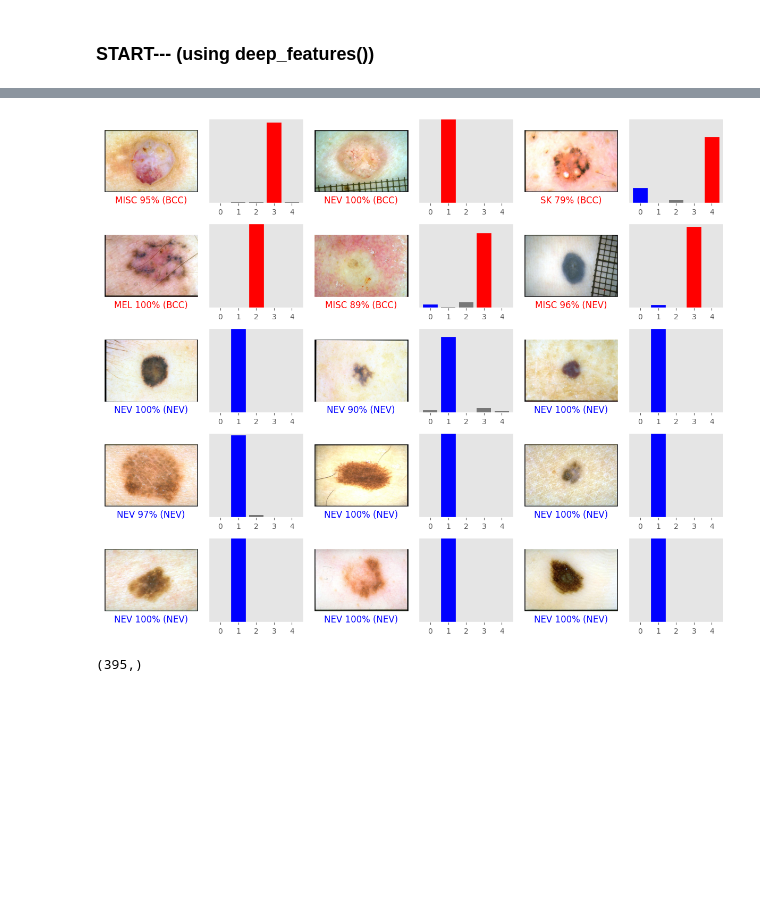
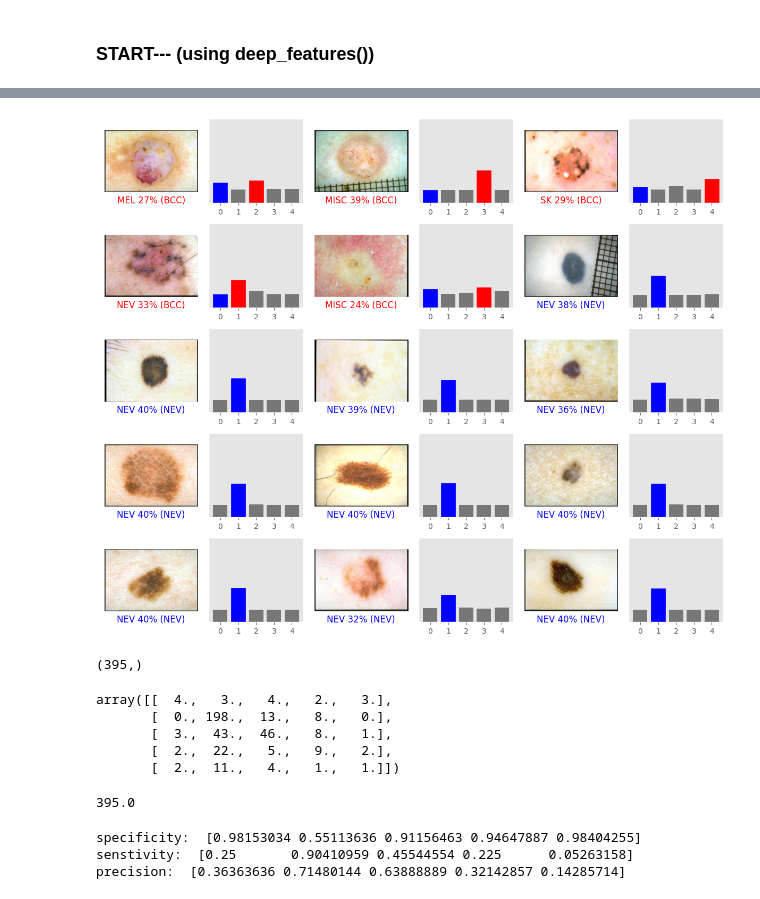
Before and after one commit to Keshav-Pahwa/Melanoma-Classification-using-MultiModal-Dataset, a Jupyter notebook: example.ipynb, the cells around one changed output, grey strips where cells are left out. Cells and saved outputs as stored; diff of their text form; code cells hidden in the pictures; blank space fills up the shorter version.

```diff
--- a/example.ipynb
+++ b/example.ipynb
@@ -460,4 +400,4 @@ mm.compile(optimizer='adam',
 # %%
-history = mm.fit(train_derm_f, train_labels['DIAG'], validation_data = (valid_derm_f, valid_labels['DIAG']), epochs=100)
+history = mm.fit(train_derm_f, train_labels, validation_data = (valid_derm_f, valid_labels), epochs=100, callbacks=[callback])
 # %% [output]
 Epoch 1/100
@@ -514,3 +463,3 @@ probability_model = tf.keras.Sequential([mm,
 # %%
-predictions = probability_model.predict(test_derm_f)
+predictions = mm.predict(test_derm_f)
 # %% [output]
@@ -518,3 +512,9 @@ predictions = probability_model.predict(test_derm_f)
+# %%
+def softmax_calc(preds):
+    return np.exp(preds)/np.exp(preds).sum(axis = 1, keepdims = True)
+# %%
+for i in range(8):
+    predictions[i] = softmax_calc(predictions[i])
 # %%
 predictions[0]
 # %% [output]
@@ -576,16 +587,16 @@ plt.show()
 # %%
 num_rows = 5
 num_cols = 3
 num_images = num_rows*num_cols
 plt.figure(figsize=(2*2*num_cols, 2*num_rows))
 for i in range(num_images):
   plt.subplot(num_rows, 2*num_cols, 2*i+1)
-  plot_image(i, predictions[i], test_labels['DIAG'].reset_index(drop = True), mpimg.imread(test_derm_paths[i]))
+  plot_image(i, predictions[0][i], test_labels['DIAG'].reset_index(drop = True), mpimg.imread(test_derm_paths[i]))
   plt.subplot(num_rows, 2*num_cols, 2*i+2)
-  plot_value_array(i, predictions[i], test_labels['DIAG'].reset_index(drop = True))
+  plot_value_array(i, predictions[0][i], test_labels['DIAG'].reset_index(drop = True))
 plt.tight_layout()
 plt.show()
 # %% [output]
-[figure, old version]
+[figure, new version]
 # %%
 test_temp = []
@@ -595,3 +606,20 @@ test_temp = np.array(test_temp)
 test_temp.shape
 # %% [output]
 (395,)
+# %%
+conf_mat = np.zeros(shape=(5, 5))
+for i in range(395):
+    conf_mat[test_labels['DIAG'].iloc[i]][np.argmax(predictions[0][i])] += 1
+
+conf_mat
+# %% [output]
+array([[  4.,   3.,   4.,   2.,   3.],
+       [  0., 198.,  13.,   8.,   0.],
+       [  3.,  43.,  46.,   8.,   1.],
+       [  2.,  22.,   5.,   9.,   2.],
+       [  2.,  11.,   4.,   1.,   1.]])
+# %%
+tot_sum = conf_mat.sum()
+tot_sum
+# %% [output]
+395.0
@@ -598,3 +648,9 @@ test_temp.shape
+# %%
+spec(conf_mat, 5)
+# %% [output]
+specificity:  [0.98153034 0.55113636 0.91156463 0.94647887 0.98404255]
+senstivity:  [0.25       0.90410959 0.45544554 0.225      0.05263158]
+precision:  [0.36363636 0.71480144 0.63888889 0.32142857 0.14285714]
 # %%
 label_names = derm_data_group.get_label_by_abbrev('DIAG').abbrevs.values
 # %%
```
Also changed, not shown: parts of 135 cells of this notebook.
